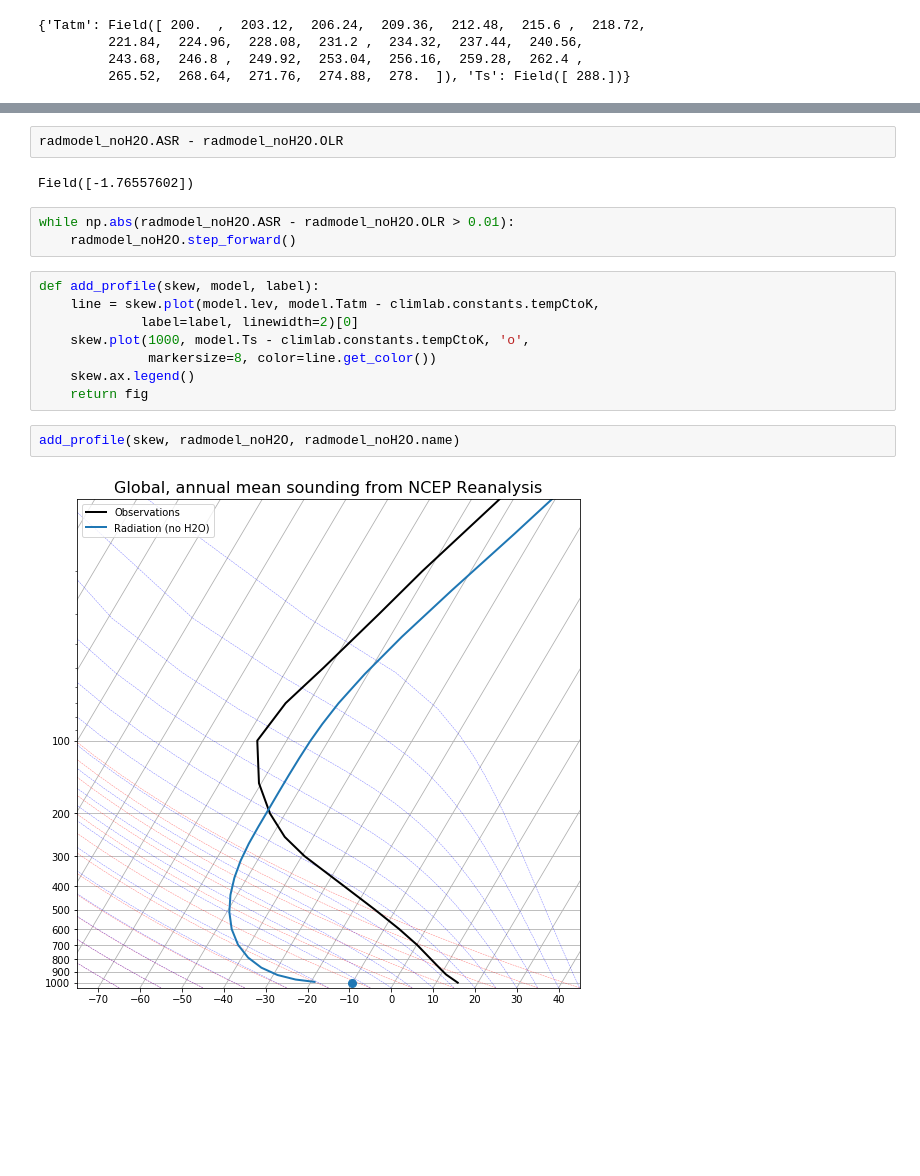
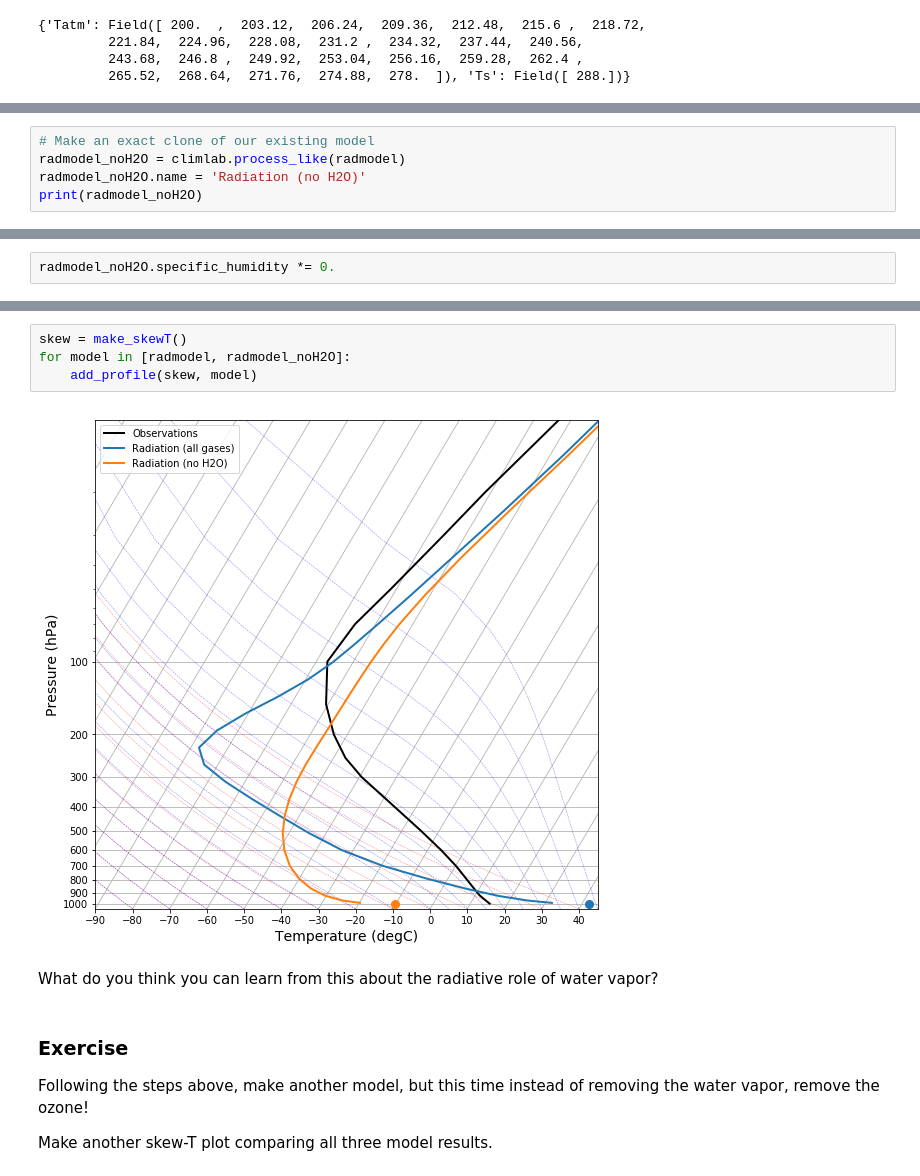
Before and after one commit to brian-rose/env-415, a Jupyter notebook: notes/L08_RadiativeEquilibrium.ipynb, the cells around one changed output, grey strips where cells are left out. Cells and saved outputs as stored; diff of their text form; blank space fills up the shorter version.

```diff
--- a/notes/L08_RadiativeEquilibrium.ipynb
+++ b/notes/L08_RadiativeEquilibrium.ipynb
@@ -173,0 +417,5 @@ radmodel_noH2O.absorber_vmr
+# %%
+# Make an exact clone of our existing model
+radmodel_noH2O = climlab.process_like(radmodel)
+radmodel_noH2O.name = 'Radiation (no H2O)'
+print(radmodel_noH2O)
@@ -174,3 +446,5 @@ radmodel_noH2O.absorber_vmr
+# %%
+radmodel_noH2O.specific_humidity *= 0.
 # %%
 radmodel_noH2O.specific_humidity
 # %% [output]
@@ -225,19 +461,14 @@ Total elapsed time is 1.0020747876340685 years.
-# %%
-radmodel_noH2O.ASR - radmodel_noH2O.OLR
-# %% [output]
-Field([-1.76557602])
-# %%
-while np.abs(radmodel_noH2O.ASR - radmodel_noH2O.OLR > 0.01):
-    radmodel_noH2O.step_forward()
-# %%
-def add_profile(skew, model, label):
-    line = skew.plot(model.lev, model.Tatm - climlab.constants.tempCtoK,
-             label=label, linewidth=2)[0]
-    skew.plot(1000, model.Ts - climlab.constants.tempCtoK, 'o',
-              markersize=8, color=line.get_color())
-    skew.ax.legend()
-    return fig
-# %%
-add_profile(skew, radmodel_noH2O, radmodel_noH2O.name)
-# %% [output]
-[figure, removed]
+# %%
+skew = make_skewT()
+for model in [radmodel, radmodel_noH2O]:
+    add_profile(skew, model)
+# %% [output]
+[figure, added]
+# %% [markdown]
+What do you think you can learn from this about the radiative role of water vapor?
+# %% [markdown]
+### Exercise
+
+Following the steps above, make another model, but this time instead of removing the water vapor, remove the ozone!
+
+Make another skew-T plot comparing all three model results.
```
Also changed, not shown: parts of 74 cells of this notebook.
